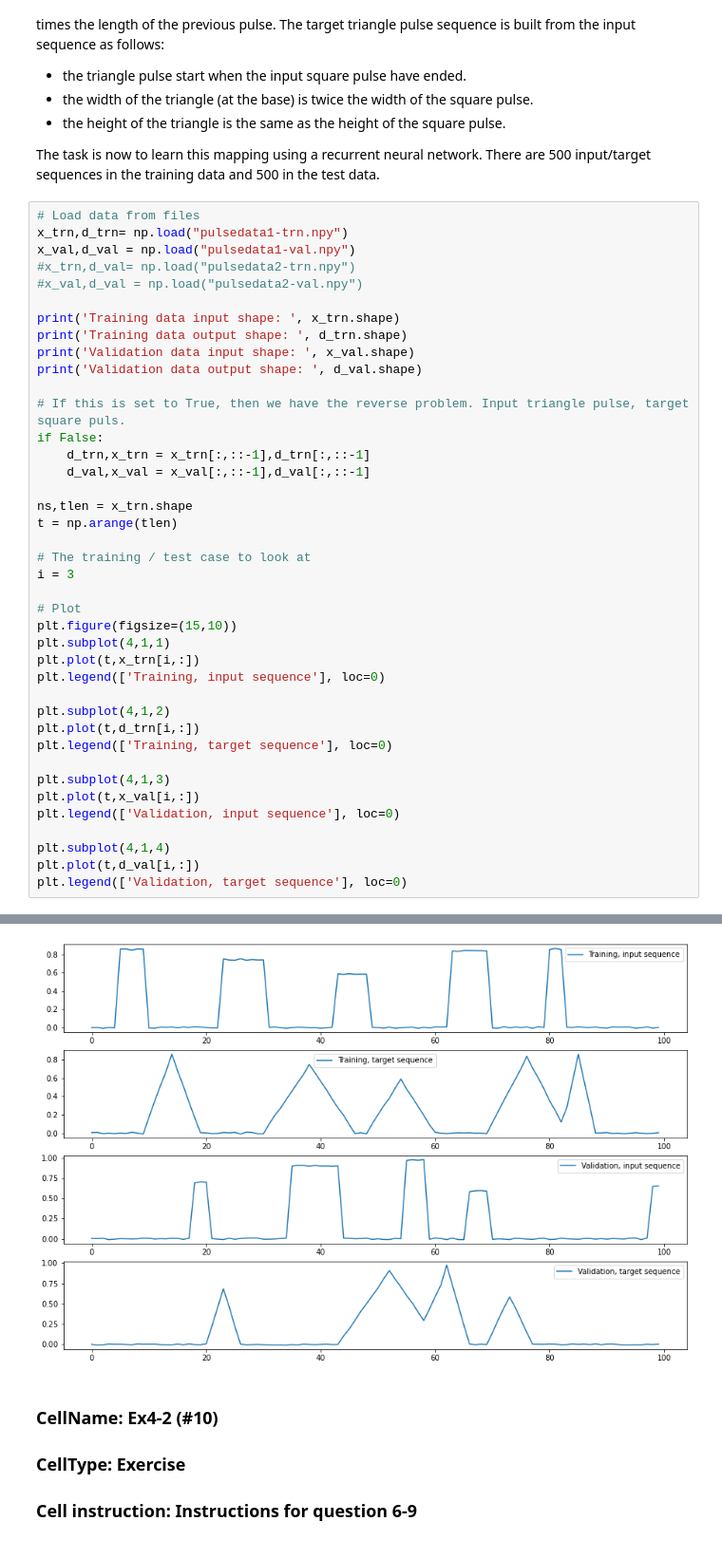
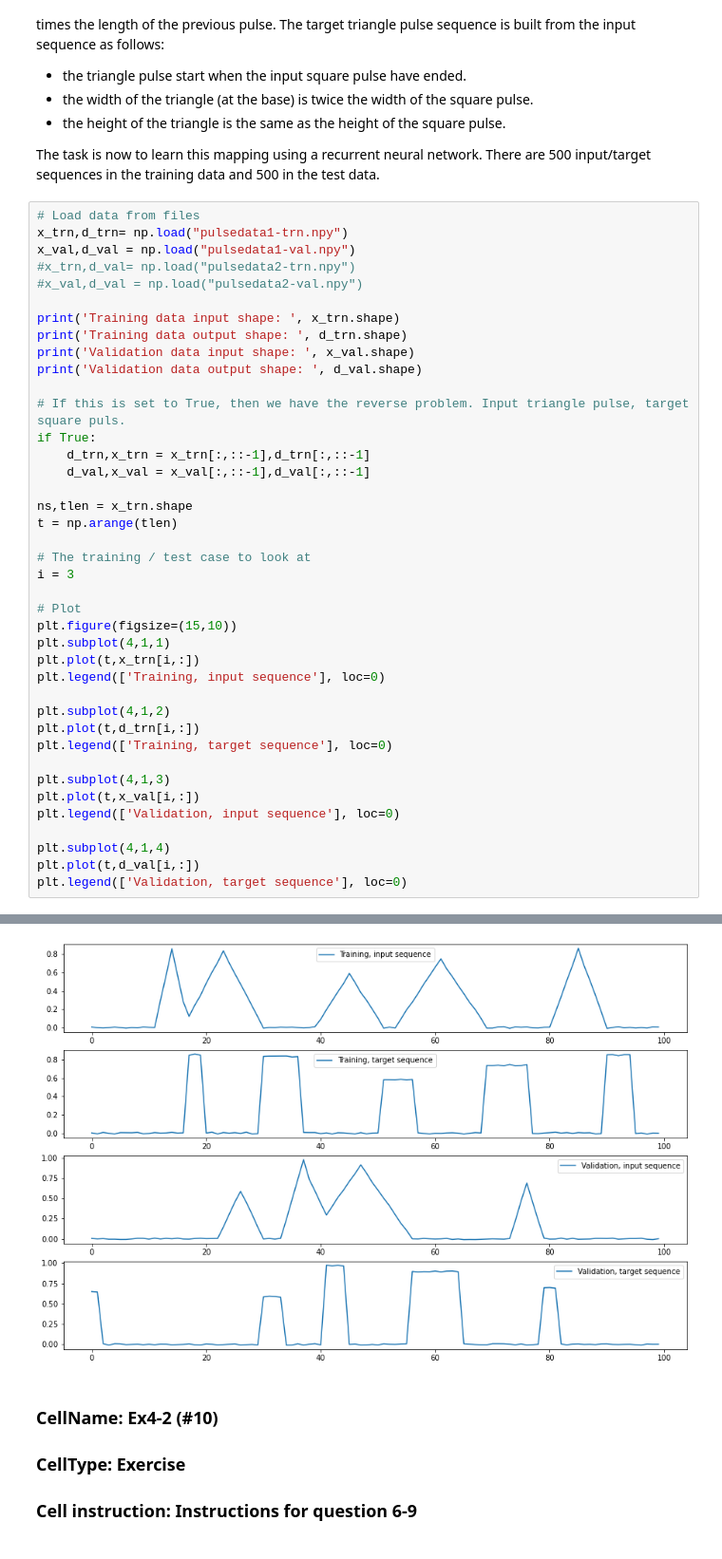
Before and after one commit to filipkalkan/EXTQ40, a Jupyter notebook: lab3/lab3.ipynb, the cells around one changed output, grey strips where cells are left out. Shown at 95% size. Saved outputs shown, nothing was run; the diff lists cells and outputs as text.

```diff
--- a/lab3/lab3.ipynb
+++ b/lab3/lab3.ipynb
@@ -665,40 +639,40 @@ print('Validation data input shape: ', x_val.shape)
 print('Validation data output shape: ', d_val.shape)
 
 # If this is set to True, then we have the reverse problem. Input triangle pulse, target square puls.
-if False:
+if True:
     d_trn,x_trn = x_trn[:,::-1],d_trn[:,::-1]
     d_val,x_val = x_val[:,::-1],d_val[:,::-1]
 
 ns,tlen = x_trn.shape
 t = np.arange(tlen)
 
 # The training / test case to look at
 i = 3
 
 # Plot
 plt.figure(figsize=(15,10))
 plt.subplot(4,1,1)
 plt.plot(t,x_trn[i,:])
 plt.legend(['Training, input sequence'], loc=0)
 
 plt.subplot(4,1,2)
 plt.plot(t,d_trn[i,:])
 plt.legend(['Training, target sequence'], loc=0)
 
 plt.subplot(4,1,3)
 plt.plot(t,x_val[i,:])
 plt.legend(['Validation, input sequence'], loc=0)
 
 plt.subplot(4,1,4)
 plt.plot(t,d_val[i,:])
 plt.legend(['Validation, target sequence'], loc=0)
 # %% [output]
 Training data input shape:  (500, 100)
 Training data output shape:  (500, 100)
 Validation data input shape:  (500, 100)
 Validation data output shape:  (500, 100)
 <matplotlib.legend.Legend at 0x...>
-[figure, old version]
+[figure, new version]
 # %% [markdown]
 ### CellName: Ex4-2 (#10)
 ### CellType: Exercise
```
Also changed, not shown: parts of 13 cells of this notebook.
